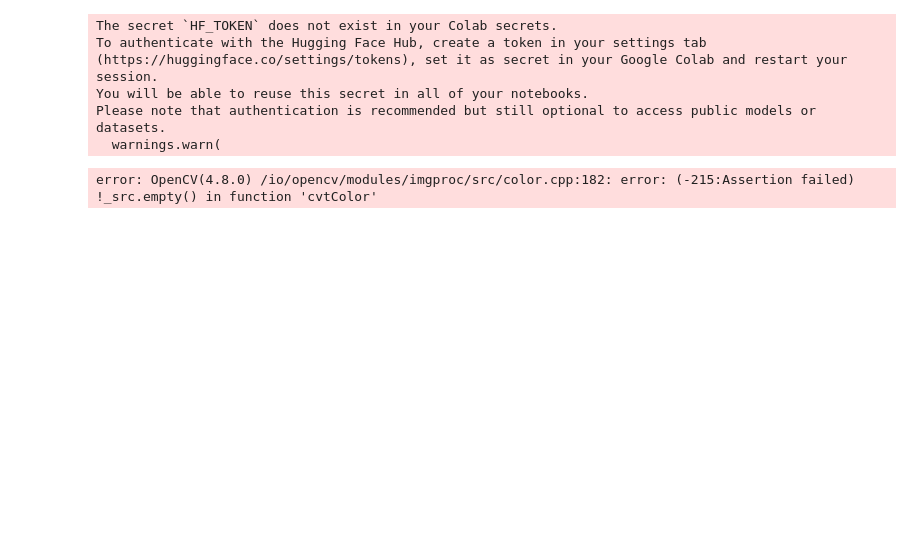
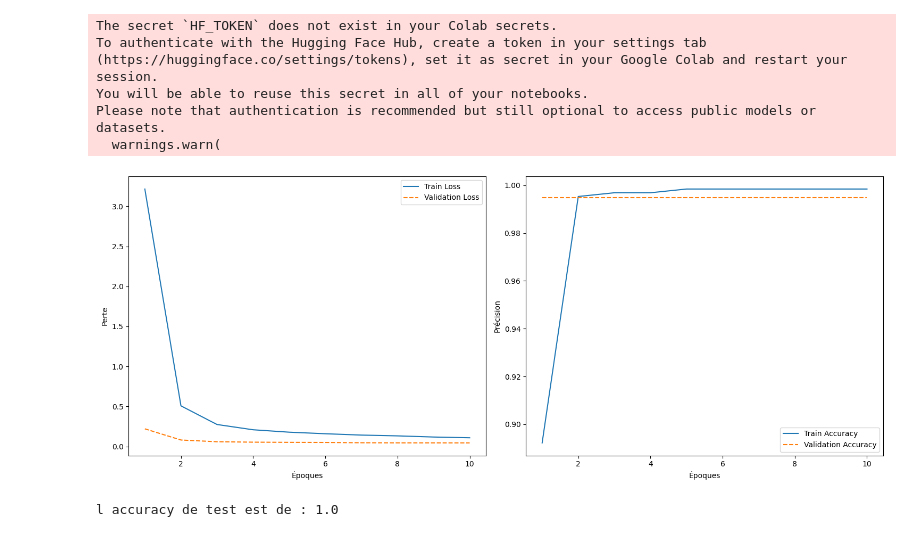
Before and after one commit to Amayas29/rhinoceros_hippopotamus_classification, a Jupyter notebook: classification_with_transformers.ipynb, the cells around one changed output. Saved outputs shown, nothing was run; the diff lists cells and outputs as text; code cells hidden in the pictures; blank space fills up the shorter version.

Commit message:
adding last VIT without colors

```diff
--- a/classification_with_transformers.ipynb
+++ b/classification_with_transformers.ipynb
@@ -66,8 +68,14 @@ You will be able to reuse this secret in all of your notebooks.
 Please note that authentication is recommended but still optional to access public models or datasets.
   warnings.warn(
 # %%
+from sklearn.model_selection import train_test_split
+
 train_images, train_labels = load_dataset(test=False, color=False)
 test_images, test_labels = load_dataset(test=True, color=False)
+
+train_images, validation_images, train_labels, validation_labels = train_test_split(
+    train_images, train_labels, shuffle=True, test_size=0.2
+)
 
 transform_data = transforms.Compose([
     transforms.ToTensor(),
@@ -75,21 +83,22 @@ transform_data = transforms.Compose([
 ])
 
 tensor_tr = torch.stack([transform_data(image) for image in train_images])
+tensor_val = torch.stack([transform_data(image) for image in validation_images])
 tensor_ts = torch.stack([transform_data(image) for image in test_images])
 
+tensor_train = tensor_tr.expand(-1, 3, -1, -1).to(torch.float32)
+tensor_validation = tensor_val.expand(-1, 3, -1, -1).to(torch.float32)
+tensor_test = tensor_ts.expand(-1, 3, -1, -1).to(torch.float32)
 
-tensor_test = tensor_ts.expand(-1, 3, -1, -1).to(torch.float32)
-tensor_train = tensor_tr.expand(-1, 3, -1, -1).to(torch.float32)
-
-train_tensor = TensorDataset(tensor_train,torch.tensor(train_labels, dtype = torch.long))
-test_tensor = TensorDataset(tensor_test,torch.tensor(test_labels, dtype = torch.long))
+train_tensor = TensorDataset(tensor_train, torch.tensor(train_labels, dtype=torch.long))
+validation_tensor = TensorDataset(tensor_validation, torch.tensor(validation_labels, dtype=torch.long))
+test_tensor = TensorDataset(tensor_test, torch.tensor(test_labels, dtype=torch.long))
 
 BATCH_SIZE = 64
 
-Train = DataLoader(train_tensor,shuffle=True, batch_size = BATCH_SIZE)
-Test = DataLoader(test_tensor,shuffle = False)
+Train = DataLoader(train_tensor, shuffle=True, batch_size=BATCH_SIZE)
+Validation = DataLoader(validation_tensor, shuffle=False, batch_size=BATCH_SIZE)
+Test = DataLoader(test_tensor, shuffle=False, batch_size=BATCH_SIZE)
-# %% [output]
-error: OpenCV(4.8.0) /io/opencv/modules/imgproc/src/color.cpp:182: error: (-215:Assertion failed) !_src.empty() in function 'cvtColor'
 # %%
 loss = nn.CrossEntropyLoss()
 optimizer = optim.Adam(model.parameters(),lr = 1e-3)
@@ -100,8 +109,8 @@ model = model.to(device)
 accuracy_train = []
 loss_train = []
 
-accuracy_test = []
-loss_test = []
+accuracy_validation = []
+loss_validation = []
 
 for epoch in range(num_epochs):
   acc_accuracy_train = 0
@@ -124,7 +133,7 @@ for epoch in range(num_epochs):
       loss_.backward()
       optimizer.step()
 
-  if epoch %  3 == 0 :
+  if epoch +1 == num_epochs :
     with save_path.open('wb') as fp :
       torch.save(model,fp)
 
@@ -134,26 +143,40 @@ for epoch in range(num_epochs):
 
 
   with torch.no_grad() :
-    for data_test,label_test in Test :
-      data_test = data_test.to(device)
+    for data_val,label_test in Validation :
+      data_val = data_val.to(device)
       label_test = label_test.to(device)
-      output = model(data_test)
+      output = model(data_val)
       prediction = output.logits
       acc_loss_test += loss(prediction,label_test).item()
       acc_accuracy_test += accuracy(torch.argmax(prediction,axis = 1),label_test,task = "BINARY")
 
-  accuracy_test.append(acc_accuracy_test/len(Test))
-  loss_test.append(acc_loss_test)
+  accuracy_validation.append(acc_accuracy_test/len(Validation))
+  loss_validation.append(acc_loss_test)
 # %%
 list_acc_train = [acc.item() for acc in accuracy_train]
-list_acc_test = [acc.item() for acc in accuracy_test]
+list_acc_val = [acc.item() for acc in accuracy_validation]
 # %%
-plt.figure(figsize=(12, 6))
 epochs = range(1,num_epochs+1)
+plt.figure(figsize=(15, 6))
+plt.subplot(1, 2, 1)  # 2 rows, 1 column, this is the first subplot
+plt.plot(epochs, loss_train, label='Train Loss')
+plt.plot(epochs, loss_validation, label='Validation Loss', linestyle='--')
+plt.xlabel('Époques')
+plt.ylabel('Perte')
+plt.legend()
 
-plt.title("Courbe des loss function en fonction de l'époque (B&W)")
-plt.xlabel('Epoque')
-plt.ylabel("Valeur de la loss")
-plt.plot(epochs,loss_train, label = "train loss")
-plt.plot(epochs,loss_test, label = "test loss")
+plt.subplot(1, 2, 2)  # 2 rows, 1 column, this is the second subplot
+plt.plot(epochs, list_acc_train, label='Train Accuracy')
+plt.plot(epochs, list_acc_val, label='Validation Accuracy', linestyle='--')
+plt.xlabel('Époques')
+plt.ylabel('Précision')
 plt.legend()
+
+# Subplot for Loss
+
+plt.tight_layout()
+plt.savefig('Loss_Acc_VIT_No_Color.png')
+plt.show()
+# %% [output]
+[figure, added]
@@ -170,0 +183,7 @@ plt.legend()
+# %%
+tensor_test = tensor_test.to(device)
+prediction = torch.argmax(model(tensor_test).logits,dim = 1)
+accuracy_test = accuracy(prediction,torch.tensor(test_labels, dtype=torch.long,device = device),task = "BINARY")
+print('l accuracy de test est de :', accuracy_test.item())
+# %% [output]
+l accuracy de test est de : 1.0
```
Also changed, not shown: parts of 6 cells of this notebook.
